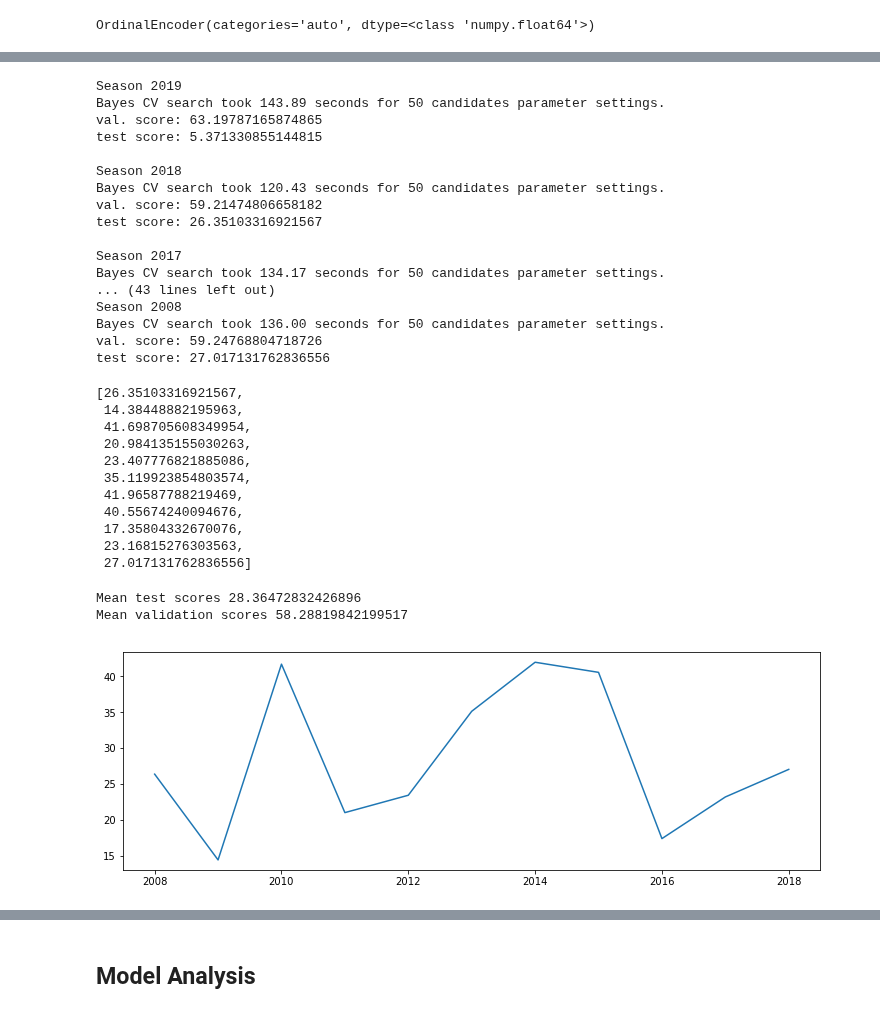
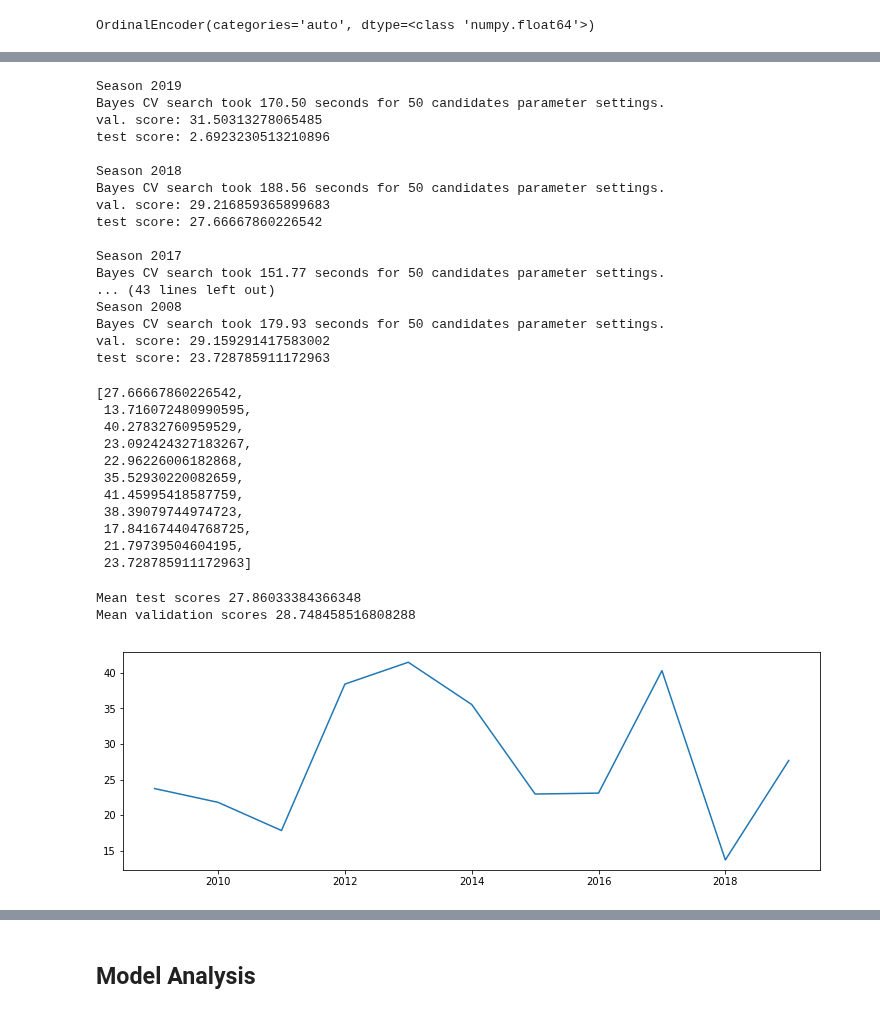
Before and after one commit to toddniven/AFL-Monash-comp, a Jupyter notebook: AFL historical model.ipynb, the cells around one changed output, grey strips where cells are left out. Drawn from its saved outputs; the diff is of its cells as text; code cells hidden in the pictures.

Commit message:
Updated notebook with some summary and conservative models

```diff
--- a/AFL historical model.ipynb
+++ b/AFL historical model.ipynb
@@ -114,8 +116,14 @@ X_list = []
 y_list = []
 rnd = 1 #Filter out rounds before this number
 
-## Easy seasons 11, 12, 13, 16 [8,7,6,3]
-for i in range(0,12):
+## Easy seasons 11, 12, 13, 16 [8,7,6,3]. Remove to build conservative models
+cons = [] #[8,7,6,3]
+if cons:
+    seasons = [i for i in range(12) if i not in cons]
+else:
+    seasons = range(12)
+
+for i in seasons:
     X = np.load('training-all/training-'+str(2019-i)+'.npy')
 
     mask = np.isnan(X).any(axis=1)
@@ -203,51 +211,56 @@ spaceB = {
     'reg_lambda': Real(1.0, 2, "uniform"),
     'reg_alpha': Real(1.0, 2, "uniform"),
         }
-scores, val_scores, best_models = Training(n_calls=50).trainB(X_list, y_list, n_points=1, space=spaceB, cv=5)
+scores, val_scores, best_models = Training(n_calls=50).trainB(X_list, y_list, n_points=1, space=spaceB, cv=10)
 # %% [output]
 Season 2019
-Bayes CV search took 143.89 seconds for 50 candidates parameter settings.
-val. score: 63.19787165874865
-test score: 5.371330855144815
+Bayes CV search took 170.50 seconds for 50 candidates parameter settings.
+val. score: 31.50313278065485
+test score: 2.6923230513210896
 
 Season 2018
-Bayes CV search took 120.43 seconds for 50 candidates parameter settings.
-val. score: 59.21474806658182
-test score: 26.35103316921567
+Bayes CV search took 188.56 seconds for 50 candidates parameter settings.
+val. score: 29.216859365899683
+test score: 27.66667860226542
 
 Season 2017
-Bayes CV search took 134.17 seconds for 50 candidates parameter settings.
+Bayes CV search took 151.77 seconds for 50 candidates parameter settings.
 ... (43 lines left out)
 Season 2008
-Bayes CV search took 136.00 seconds for 50 candidates parameter settings.
-val. score: 59.24768804718726
-test score: 27.017131762836556
+Bayes CV search took 179.93 seconds for 50 candidates parameter settings.
+val. score: 29.159291417583002
+test score: 23.728785911172963
 # %%
 scores = scores[1:]
 val_scores = val_scores[1:]
 scores
 # %% [output]
-[26.35103316921567,
- 14.38448882195963,
- 41.698705608349954,
- 20.984135155030263,
- 23.407776821885086,
- 35.119923854803574,
- 41.96587788219469,
- 40.55674240094676,
- 17.35804332670076,
- 23.16815276303563,
- 27.017131762836556]
+[27.66667860226542,
+ 13.716072480990595,
+ 40.27832760959529,
+ 23.092424327183267,
+ 22.96226006182868,
+ 35.52930220082659,
+ 41.45995418587759,
+ 38.39079744974723,
+ 17.841674404768725,
+ 21.79739504604195,
+ 23.728785911172963]
 # %%
 plt.figure(figsize=(12.5,4))
-plt.plot(range(2008,2019), scores)
+if cons:
+    print('conservative')
+    x_labels = [2019-i for i in range(12) if i not in cons]
+    plt.plot(x_labels, scores)
+else:
+    plt.plot([2019-i for i in range(11)], scores)
 print("")
 print("Mean test scores", np.mean(scores))
 print("Mean validation scores", np.mean(val_scores))
 # %% [output]
-Mean test scores 28.36472832426896
-Mean validation scores 58.28819842199517
+Mean test scores 27.86033384366348
+Mean validation scores 28.748458516808288
-[figure, old version]
+[figure, new version]
 # %%
 rows = []
 for model in best_models:
```
Also changed, not shown: parts of 21 cells of this notebook.
